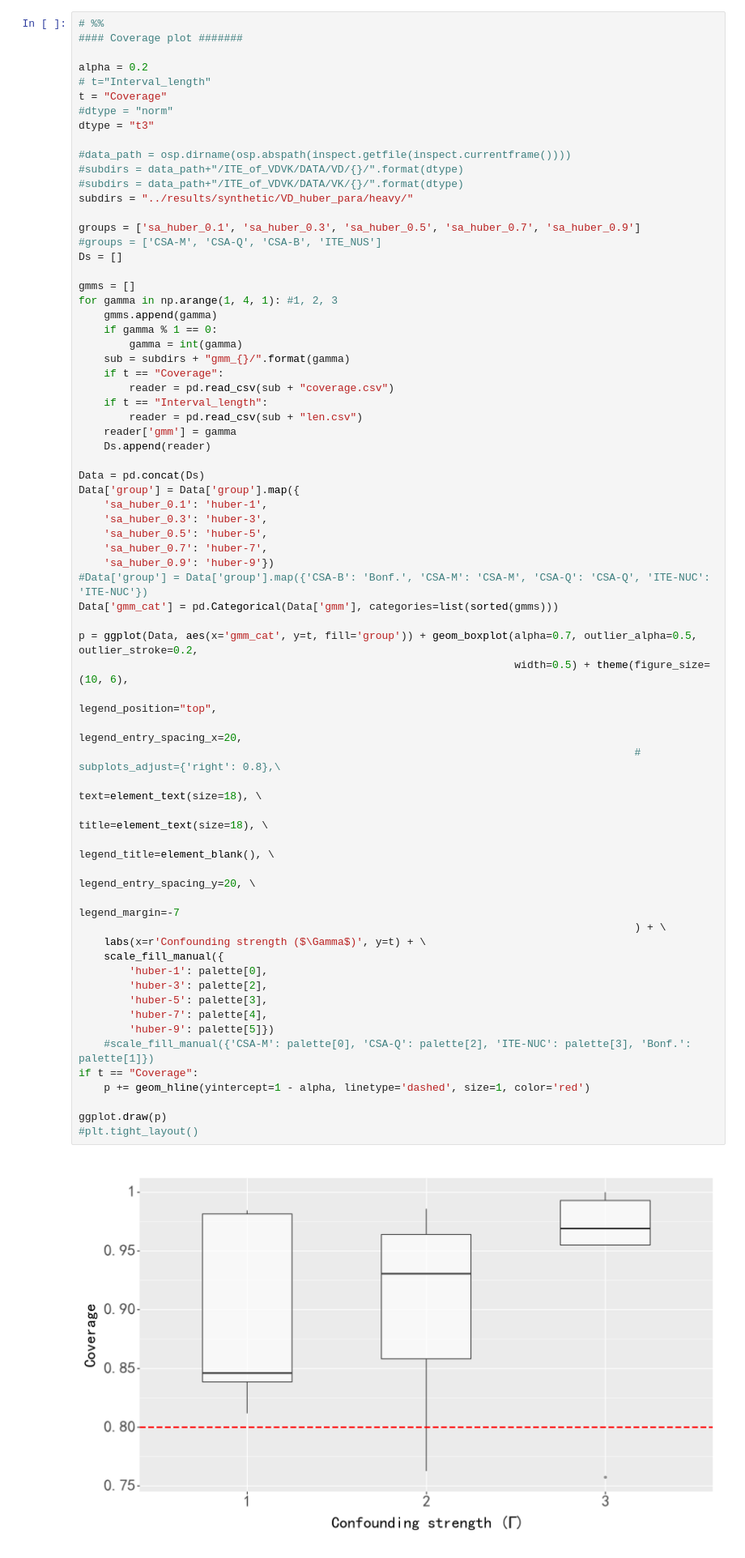
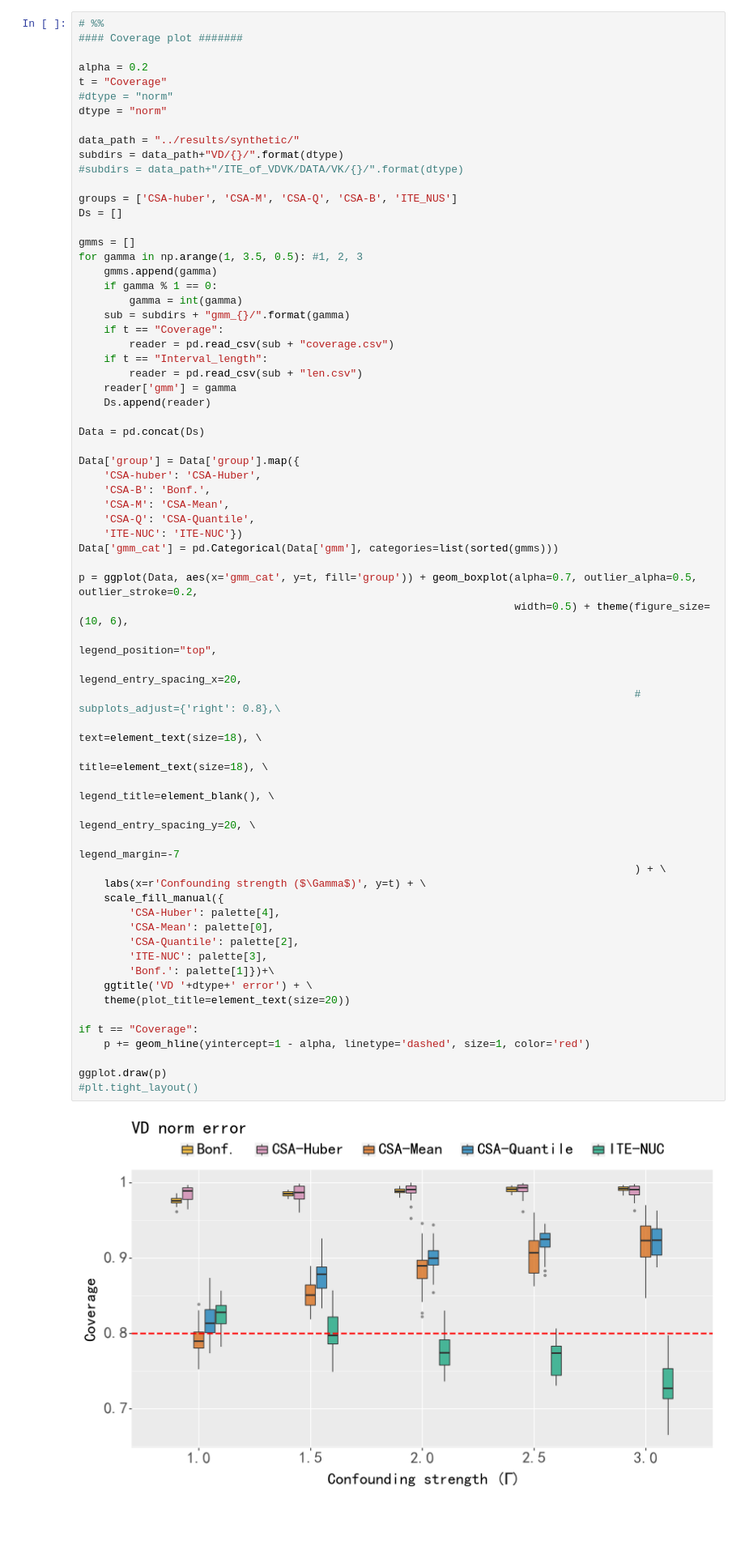
Before and after one commit to NaCloudy/Conformal-ITE, a Jupyter notebook: code/plot_figures/cov_len_shrink_plot.ipynb, the cells around one changed output. Shown: that part at 81% size. Drawn from its saved outputs; the diff is of its cells as text; blank space fills up the shorter version.

```diff
--- a/code/plot_figures/cov_len_shrink_plot.ipynb
+++ b/code/plot_figures/cov_len_shrink_plot.ipynb
@@ -28,22 +28,19 @@ palette = ['#D55E00', #橙红色
 #### Coverage plot #######
 
 alpha = 0.2
-# t="Interval_length"
 t = "Coverage"
 #dtype = "norm"
-dtype = "t3"
+dtype = "norm"
 
-#data_path = osp.dirname(osp.abspath(inspect.getfile(inspect.currentframe())))
-#subdirs = data_path+"/ITE_of_VDVK/DATA/VD/{}/".format(dtype)
+data_path = "../results/synthetic/"
+subdirs = data_path+"VD/{}/".format(dtype)
 #subdirs = data_path+"/ITE_of_VDVK/DATA/VK/{}/".format(dtype)
-subdirs = "../results/synthetic/VD_huber_para/heavy/"
 
-groups = ['sa_huber_0.1', 'sa_huber_0.3', 'sa_huber_0.5', 'sa_huber_0.7', 'sa_huber_0.9']
-#groups = ['CSA-M', 'CSA-Q', 'CSA-B', 'ITE_NUS']
+groups = ['CSA-huber', 'CSA-M', 'CSA-Q', 'CSA-B', 'ITE_NUS']
 Ds = []
 
 gmms = []
-for gamma in np.arange(1, 4, 1): #1, 2, 3
+for gamma in np.arange(1, 3.5, 0.5): #1, 2, 3
     gmms.append(gamma)
     if gamma % 1 == 0:
         gamma = int(gamma)
@@ -51,43 +48,45 @@ for gamma in np.arange(1, 4, 1): #1, 2, 3
     if t == "Coverage":
         reader = pd.read_csv(sub + "coverage.csv")
     if t == "Interval_length":
         reader = pd.read_csv(sub + "len.csv")
     reader['gmm'] = gamma
     Ds.append(reader)
 
 Data = pd.concat(Ds)
+
 Data['group'] = Data['group'].map({
-    'sa_huber_0.1': 'huber-1',
-    'sa_huber_0.3': 'huber-3',
-    'sa_huber_0.5': 'huber-5',
-    'sa_huber_0.7': 'huber-7',
-    'sa_huber_0.9': 'huber-9'})
-#Data['group'] = Data['group'].map({'CSA-B': 'Bonf.', 'CSA-M': 'CSA-M', 'CSA-Q': 'CSA-Q', 'ITE-NUC': 'ITE-NUC'})
+    'CSA-huber': 'CSA-Huber',
+    'CSA-B': 'Bonf.',
+    'CSA-M': 'CSA-Mean',
+    'CSA-Q': 'CSA-Quantile',
+    'ITE-NUC': 'ITE-NUC'})
 Data['gmm_cat'] = pd.Categorical(Data['gmm'], categories=list(sorted(gmms)))
 
 p = ggplot(Data, aes(x='gmm_cat', y=t, fill='group')) + geom_boxplot(alpha=0.7, outlier_alpha=0.5, outlier_stroke=0.2,
                                                                      width=0.5) + theme(figure_size=(10, 6),
                                                                                         legend_position="top",
                                                                                         legend_entry_spacing_x=20,
                                                                                         # subplots_adjust={'right': 0.8},\
                                                                                         text=element_text(size=18), \
                                                                                         title=element_text(size=18), \
                                                                                         legend_title=element_blank(), \
                                                                                         legend_entry_spacing_y=20, \
                                                                                         legend_margin=-7
                                                                                         ) + \
     labs(x=r'Confounding strength ($\Gamma$)', y=t) + \
     scale_fill_manual({
-        'huber-1': palette[0],
-        'huber-3': palette[2],
-        'huber-5': palette[3],
-        'huber-7': palette[4],
-        'huber-9': palette[5]})
-    #scale_fill_manual({'CSA-M': palette[0], 'CSA-Q': palette[2], 'ITE-NUC': palette[3], 'Bonf.': palette[1]})
+        'CSA-Huber': palette[4],
+        'CSA-Mean': palette[0],
+        'CSA-Quantile': palette[2],
+        'ITE-NUC': palette[3],
+        'Bonf.': palette[1]})+\
+    ggtitle('VD '+dtype+' error') + \
+    theme(plot_title=element_text(size=20))
+
 if t == "Coverage":
     p += geom_hline(yintercept=1 - alpha, linetype='dashed', size=1, color='red')
 
 ggplot.draw(p)
 #plt.tight_layout()
 # %% [output]
-[figure, old version]
+[figure, new version]
```
Also changed, not shown: parts of 2 cells of this notebook, 13 other files.
